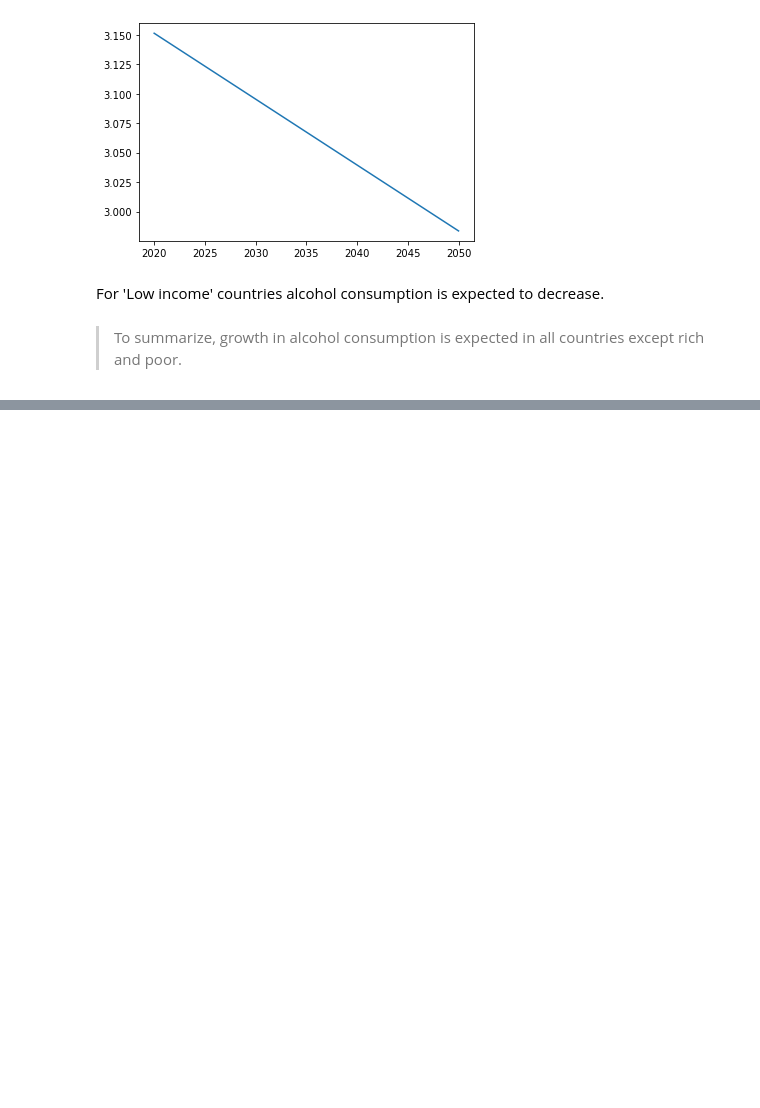
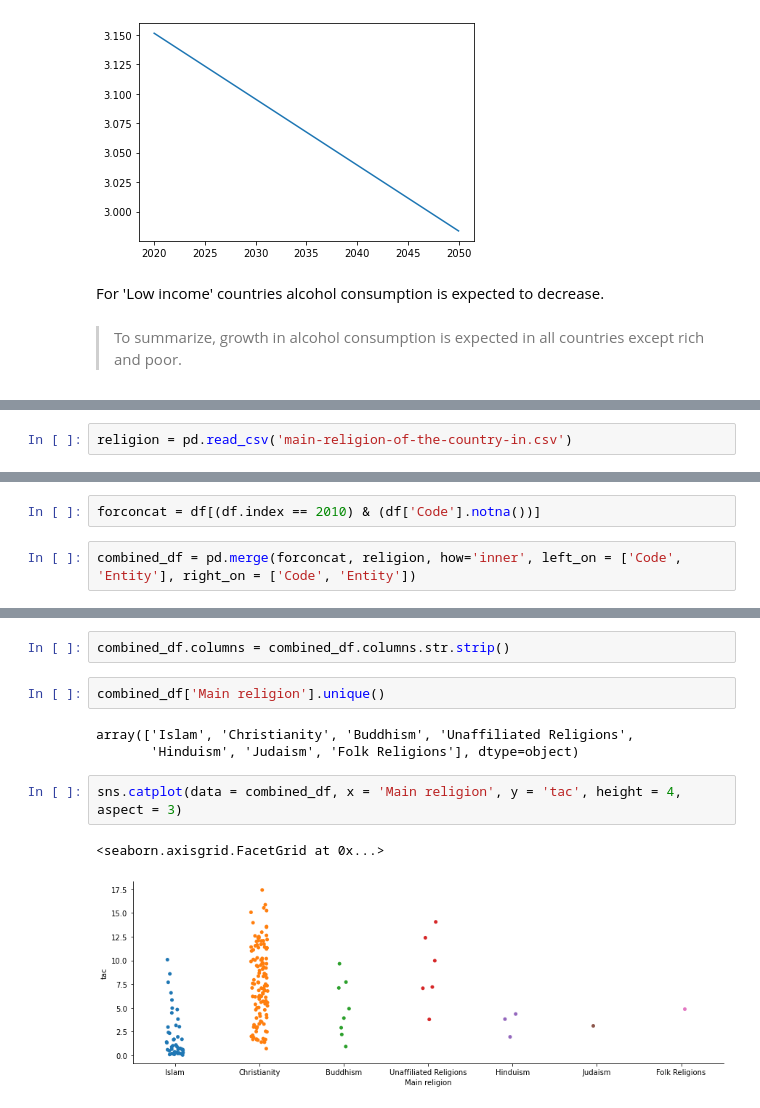
Before and after one commit to YuliaFedirko/alcohol-consumption-project, a Jupyter notebook: alcohol-consumption-project.ipynb, the cells around one changed output, grey strips where cells are left out. Saved outputs shown, nothing was run; the diff lists cells and outputs as text; blank space fills up the shorter version.

```diff
--- a/alcohol-consumption-project.ipynb
+++ b/alcohol-consumption-project.ipynb
@@ -188,0 +276,2 @@ For 'Low income' countries alcohol consumption is expected to decrease.
+# %%
+religion = pd.read_csv('main-religion-of-the-country-in.csv')
@@ -188,0 +287,4 @@ For 'Low income' countries alcohol consumption is expected to decrease.
+# %%
+forconcat = df[(df.index == 2010) & (df['Code'].notna())]
+# %%
+combined_df = pd.merge(forconcat, religion, how='inner', left_on = ['Code', 'Entity'], right_on = ['Code', 'Entity'])
@@ -188,0 +298,12 @@ For 'Low income' countries alcohol consumption is expected to decrease.
+# %%
+combined_df.columns = combined_df.columns.str.strip()
+# %%
+combined_df['Main religion'].unique()
+# %% [output]
+array(['Islam', 'Christianity', 'Buddhism', 'Unaffiliated Religions',
+       'Hinduism', 'Judaism', 'Folk Religions'], dtype=object)
+# %%
+sns.catplot(data = combined_df, x = 'Main religion', y = 'tac', height = 4, aspect = 3)
+# %% [output]
+<seaborn.axisgrid.FacetGrid at 0x...>
+[figure, added]
```
Also changed, not shown: parts of 22 cells of this notebook, 1 other file.
